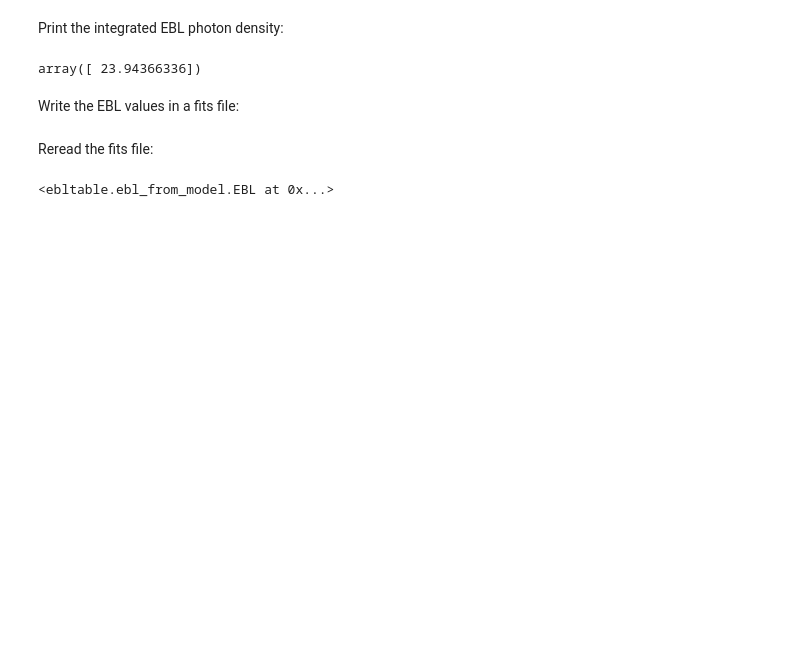
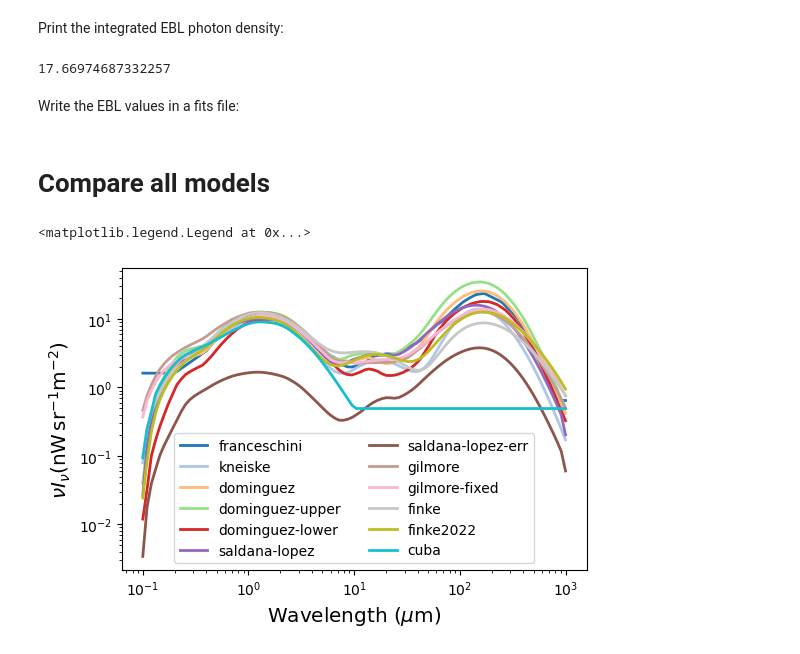
Before and after one commit to me-manu/ebltable, a Jupyter notebook: notebooks/example_ebl.ipynb, the cells around one changed output. Drawn from its saved outputs; the diff is of its cells as text; code cells hidden in the pictures; blank space fills up the shorter version.

```diff
--- a/notebooks/example_ebl.ipynb
+++ b/notebooks/example_ebl.ipynb
@@ -64,7 +75,7 @@ convert the wavelength in micrometer to energy in eV:
 # %%
 EeV = (c.c.to(u.um / u.s) / (lmu * u.um) * c.h).to(u.eV).value
 # %%
-n = ebl.n_array(z,EeV)
+n = ebl[m].n_array(z,EeV)
 # %%
 for i,zz in enumerate(z):
     plt.loglog(EeV,n[i],
@@ -81,16 +92,30 @@ plt.legend(loc = 'upper right', ncol = 2)
 # %% [markdown]
 Print the integrated EBL photon density:
 # %%
-ebl.ebl_int(0., lmin = 0.01, lmax = 1e3)
+ebl[m].ebl_int(0., lmin = 0.01, lmax = 1e3)
 # %% [output]
-array([ 23.94366336])
+17.66974687332257
 # %% [markdown]
 Write the EBL values in a fits file:
 # %%
-ebl.writefits('out.fits', z, lmu)
+ebl[m].writefits('out.fits', z, lmu)
-# %% [markdown]
-Reread the fits file:
-# %%
-ebl.readfits("out.fits")
-# %% [output]
-<ebltable.ebl_from_model.EBL at 0x...>
+# %% [markdown]
+# Compare all models
+# %%
+plt.figure(dpi=100)
+
+z = 0.
+
+for i,m in enumerate(ebl.keys()):
+    plt.loglog(lmu,ebl[m].ebl_array(z, lmu),
+              ls = '-',
+               color = plt.cm.tab20(i / float(len(ebl.keys()))),
+               lw = 2.,
+              label = f'{m}')
+
+plt.gca().set_xlabel('Wavelength ($\mu$m)',size = 'x-large')
+plt.gca().set_ylabel(r'$\nu I_\nu (\mathrm{nW}\,\mathrm{sr}^{-1}\mathrm{m}^{-2})$',size = 'x-large')
+plt.legend(loc = 'lower center', ncol = 2)
+# %% [output]
+<matplotlib.legend.Legend at 0x...>
+[figure, added]
```
Also changed, not shown: parts of 8 cells of this notebook, 3 other files.
